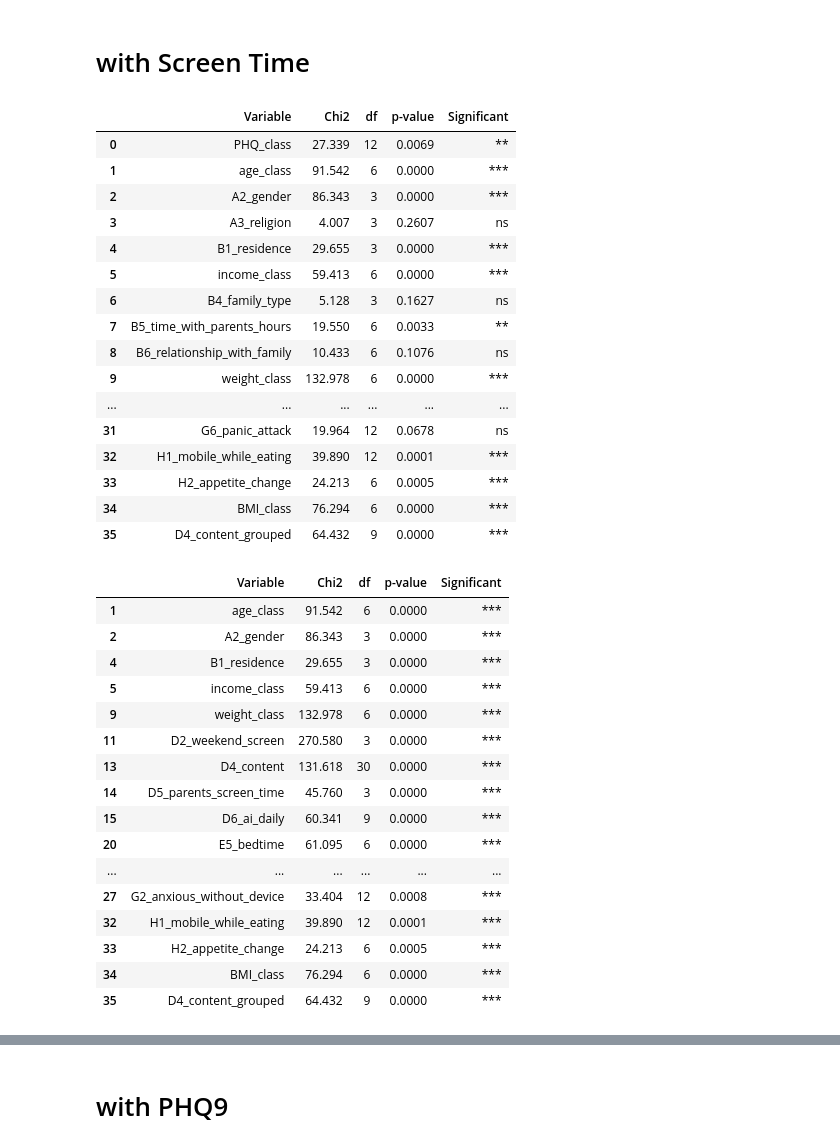
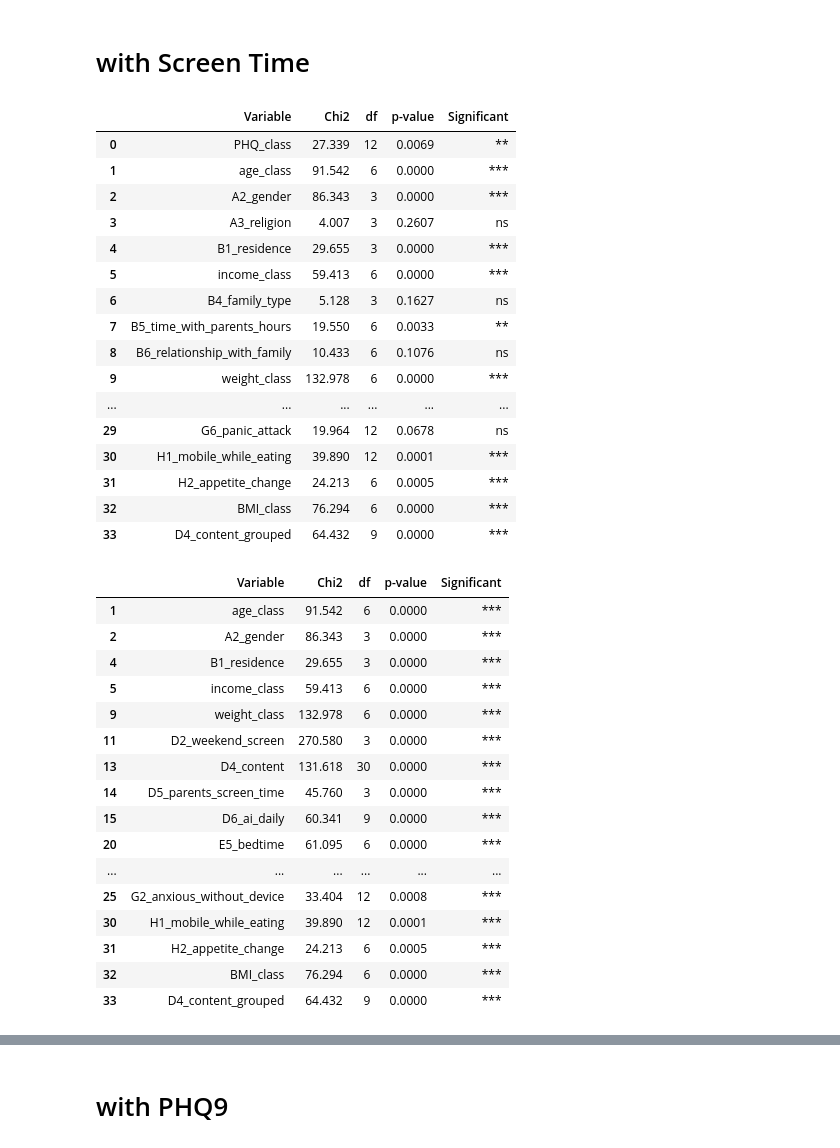
Before and after one commit to arshadziban/team_insightify, a Jupyter notebook: 3_sig_analysis.ipynb, the cells around one changed output, grey strips where cells are left out. Cells and saved outputs as stored; diff of their text form; code cells hidden in the pictures.

```diff
--- a/3_sig_analysis.ipynb
+++ b/3_sig_analysis.ipynb
@@ -41,46 +40,45 @@ variables = [
     'D3_device', 'D4_content', 'D5_parents_screen_time', 'D6_ai_daily',
     'D7_ai_impact', 'D8_creativity_decline', 'E1_sleep_duration',
     'E3_sleep_medicine', 'E5_bedtime', 'E6_wake_time',
-    'F1_academic_satisfaction', 'F2_screen_impact', 'F3_learning_interest',
-    'F4_interest_reduced', 'G1_mood_swings', 'G2_anxious_without_device',
+    'F1_academic_satisfaction', 'F4_interest_reduced', 'G1_mood_swings', 'G2_anxious_without_device',
     'G3_communication', 'G4_isolation', 'G5_negative_mental',
     'G6_panic_attack', 'H1_mobile_while_eating', 'H2_appetite_change',
     'BMI_class', 'D4_content_grouped'
 ]
 
 results = []
 for var in variables:
     ct = pd.crosstab(df[var], df[target])
     chi2, p, dof, _ = chi2_contingency(ct)
     sig = '***' if p < 0.001 else '**' if p < 0.01 else '*' if p < 0.05 else 'ns'
     results.append({
         'Variable': var,
         'Chi2': round(chi2, 3),
         'df': dof,
         'p-value': round(p, 4),
         'Significant': sig
     })
 
 result_df = pd.DataFrame(results)
 result_df
 # %% [output]
 |  | Variable | Chi2 | df | p-value | Significant |
 | 0 | PHQ_class | 27.339 | 12 | 0.0069 | ** |
 | 1 | age_class | 91.542 | 6 | 0.0000 | *** |
 | 2 | A2_gender | 86.343 | 3 | 0.0000 | *** |
 | 3 | A3_religion | 4.007 | 3 | 0.2607 | ns |
 | 4 | B1_residence | 29.655 | 3 | 0.0000 | *** |
 | 5 | income_class | 59.413 | 6 | 0.0000 | *** |
 | 6 | B4_family_type | 5.128 | 3 | 0.1627 | ns |
 | 7 | B5_time_with_parents_hours | 19.550 | 6 | 0.0033 | ** |
 | 8 | B6_relationship_with_family | 10.433 | 6 | 0.1076 | ns |
 | 9 | weight_class | 132.978 | 6 | 0.0000 | *** |
 | ... | ... | ... | ... | ... | ... |
-| 31 | G6_panic_attack | 19.964 | 12 | 0.0678 | ns |
-| 32 | H1_mobile_while_eating | 39.890 | 12 | 0.0001 | *** |
-| 33 | H2_appetite_change | 24.213 | 6 | 0.0005 | *** |
-| 34 | BMI_class | 76.294 | 6 | 0.0000 | *** |
-| 35 | D4_content_grouped | 64.432 | 9 | 0.0000 | *** |
+| 29 | G6_panic_attack | 19.964 | 12 | 0.0678 | ns |
+| 30 | H1_mobile_while_eating | 39.890 | 12 | 0.0001 | *** |
+| 31 | H2_appetite_change | 24.213 | 6 | 0.0005 | *** |
+| 32 | BMI_class | 76.294 | 6 | 0.0000 | *** |
+| 33 | D4_content_grouped | 64.432 | 9 | 0.0000 | *** |
 # %%
 sig_vars_st = result_df[result_df['Significant'] == '***']
 # %%
@@ -98,11 +96,11 @@ sig_vars_st
 | 15 | D6_ai_daily | 60.341 | 9 | 0.0000 | *** |
 | 20 | E5_bedtime | 61.095 | 6 | 0.0000 | *** |
 | ... | ... | ... | ... | ... | ... |
-| 27 | G2_anxious_without_device | 33.404 | 12 | 0.0008 | *** |
-| 32 | H1_mobile_while_eating | 39.890 | 12 | 0.0001 | *** |
-| 33 | H2_appetite_change | 24.213 | 6 | 0.0005 | *** |
-| 34 | BMI_class | 76.294 | 6 | 0.0000 | *** |
-| 35 | D4_content_grouped | 64.432 | 9 | 0.0000 | *** |
+| 25 | G2_anxious_without_device | 33.404 | 12 | 0.0008 | *** |
+| 30 | H1_mobile_while_eating | 39.890 | 12 | 0.0001 | *** |
+| 31 | H2_appetite_change | 24.213 | 6 | 0.0005 | *** |
+| 32 | BMI_class | 76.294 | 6 | 0.0000 | *** |
+| 33 | D4_content_grouped | 64.432 | 9 | 0.0000 | *** |
 # %%
 sig_vars_st_cols = sig_vars_st['Variable'].tolist()
 df_sig_st = df[['D1_daily_screen'] + sig_vars_st_cols]
```
Also changed, not shown: parts of 6 cells of this notebook, 3 other files.
